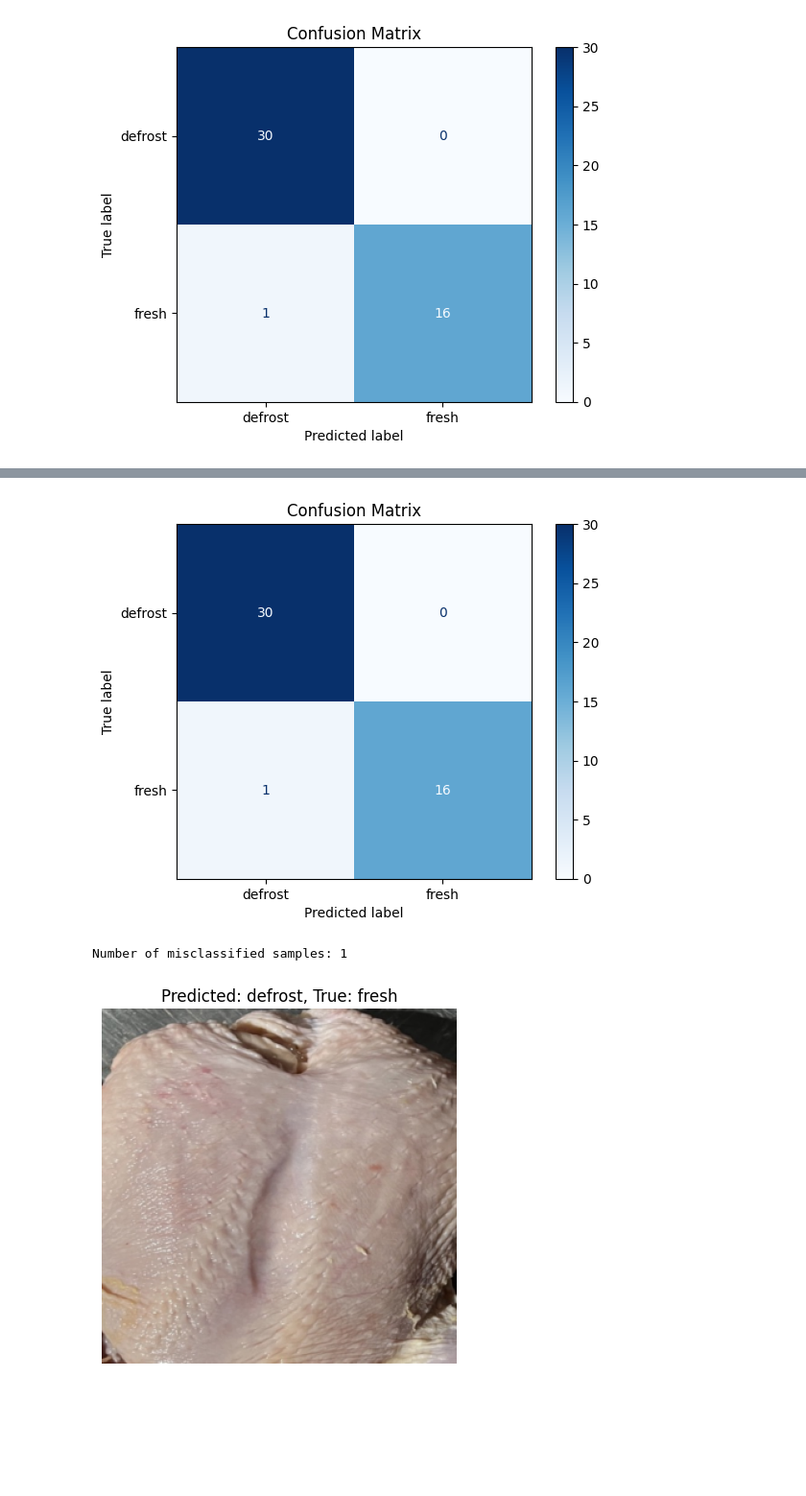
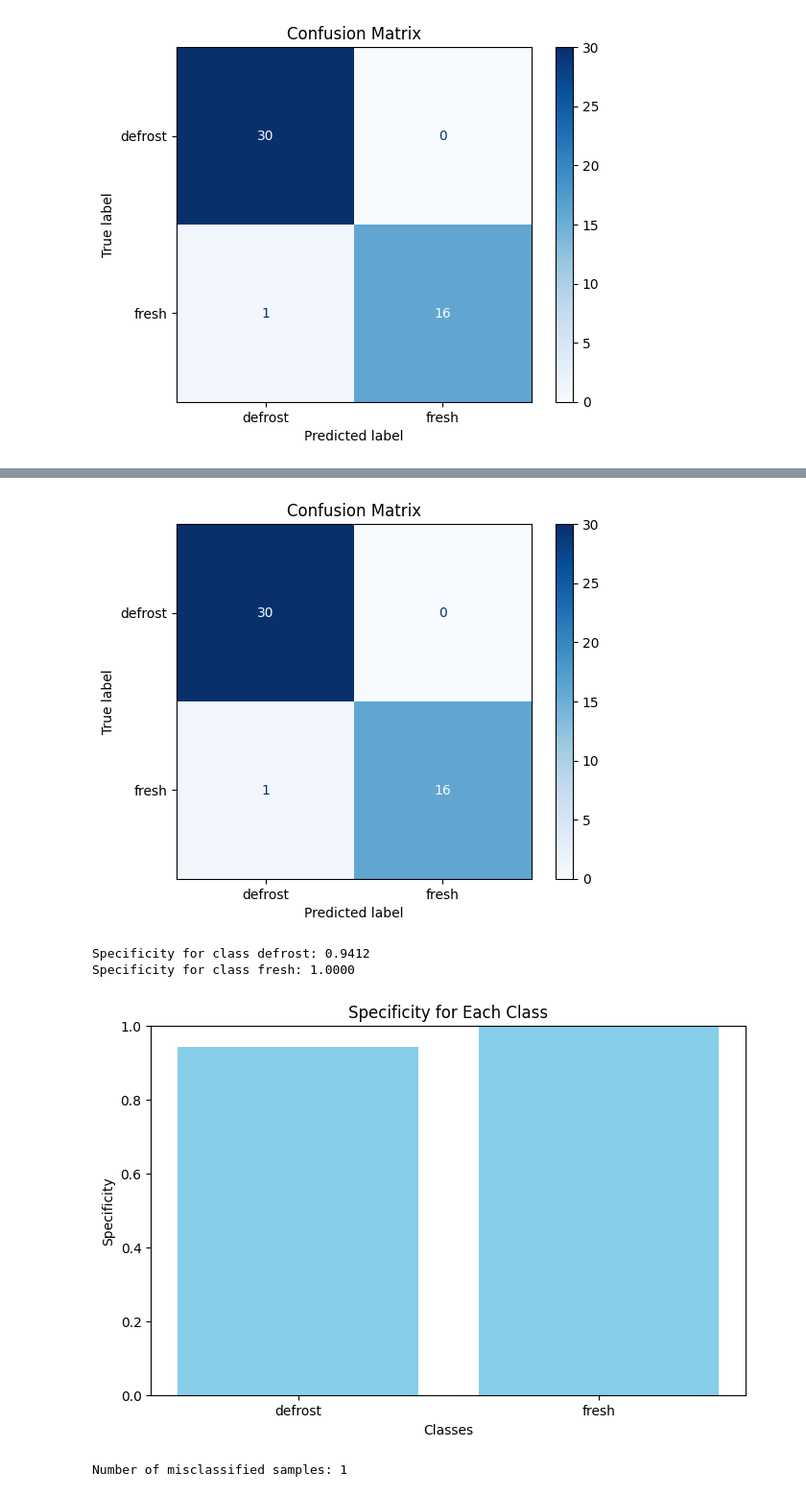
Before and after one commit to realxoman/PoultryInspector, a Jupyter notebook: final.ipynb, the cells around one changed output, grey strips where cells are left out. Shown: that part at 96% size. Cells and saved outputs as stored; diff of their text form; code cells hidden in the pictures; blank space fills up the shorter version.

```diff
--- a/final.ipynb
+++ b/final.ipynb
@@ -328,7 +328,6 @@ import torchvision.transforms as transforms
 from torch.nn.functional import softmax
 
 device = torch.device('cuda' if torch.cuda.is_available() else 'cpu')
-
 
 # رسم نمودار Loss و Accuracy
 def plot_loss_accuracy(train_losses, val_losses, train_accuracies, val_accuracies):
@@ -355,7 +354,17 @@ def plot_loss_accuracy(train_losses, val_losses, train_accuracies, val_accuracie
     plt.tight_layout()
     plt.show()
 
-# رسم Confusion Matrix
+# محاسبه و نمایش Specificity برای هر کلاس
+def calculate_specificity(cm, class_names):
+    specificities = []
+    for i in range(len(class_names)):
+        true_negatives = cm.sum() - (cm[i, :].sum() + cm[:, i].sum() - cm[i, i])
+        false_positives = cm[:, i].sum() - cm[i, i]
+        specificity = true_negatives / (true_negatives + false_positives)
+        specificities.append(specificity)
+    return specificities
+
+# رسم Confusion Matrix و نمایش Specificity
 def plot_confusion_matrix(model, dataloaders, class_names):
     model.eval()
     all_preds = []
@@ -373,6 +382,20 @@ def plot_confusion_matrix(model, dataloaders, class_names):
     disp = ConfusionMatrixDisplay(confusion_matrix=cm, display_labels=class_names)
     disp.plot(cmap="Blues", values_format=".0f")
     plt.title("Confusion Matrix")
+    plt.show()
+
+    # محاسبه Specificity
+    specificities = calculate_specificity(cm, class_names)
+    for i, specificity in enumerate(specificities):
+        print(f"Specificity for class {class_names[i]}: {specificity:.4f}")
+
+    # رسم نمودار Specificity
+    plt.figure(figsize=(8, 5))
+    plt.bar(class_names, specificities, color='skyblue')
+    plt.title("Specificity for Each Class")
+    plt.xlabel("Classes")
+    plt.ylabel("Specificity")
+    plt.ylim(0, 1)
     plt.show()
 
 # نمایش نمونه‌های اشتباه پیش‌بینی شده
@@ -402,33 +425,35 @@ def plot_misclassified_samples(model, dataloaders, class_names):
         image = transforms.ToPILImage()(image)
 
         plt.imshow(image)
         plt.title(f"Predicted: {class_names[predicted]}, True: {class_names[true]}")
         plt.axis('off')
         plt.show()
 
 # اجرای همه نمودارها
 def plot_all_results(train_losses, val_losses, train_accuracies, val_accuracies, model, dataloaders, class_names):
     # رسم Loss و Accuracy
     plot_loss_accuracy(train_losses, val_losses, train_accuracies, val_accuracies)
 
-    # Confusion Matrix
+    # Confusion Matrix و Specificity
     plot_confusion_matrix(model, dataloaders, class_names)
 
     # Misclassified Samples
     plot_misclassified_samples(model, dataloaders, class_names)
 
 # فراخوانی این تابع پس از آموزش مدل
 plot_all_results(
     train_losses=train_losses,  # لیست مقادیر Loss آموزش
     val_losses=val_losses,      # لیست مقادیر Loss اعتبارسنجی
     train_accuracies=train_accuracies,  # لیست دقت آموزش
     val_accuracies=val_accuracies,      # لیست دقت اعتبارسنجی
     model=model,  # مدل آموزش دیده
     dataloaders=dataloaders,  # DataLoaderها
     class_names=class_names  # نام کلاس‌ها
 )
 # %% [output]
 [figure]
 [figure]
-Number of misclassified samples: 1
+Specificity for class defrost: 0.9412
+Specificity for class fresh: 1.0000
-[figure, old version]
+[figure, new version]
+Number of misclassified samples: 1
```
Also changed, not shown: parts of 1 cell of this notebook.
